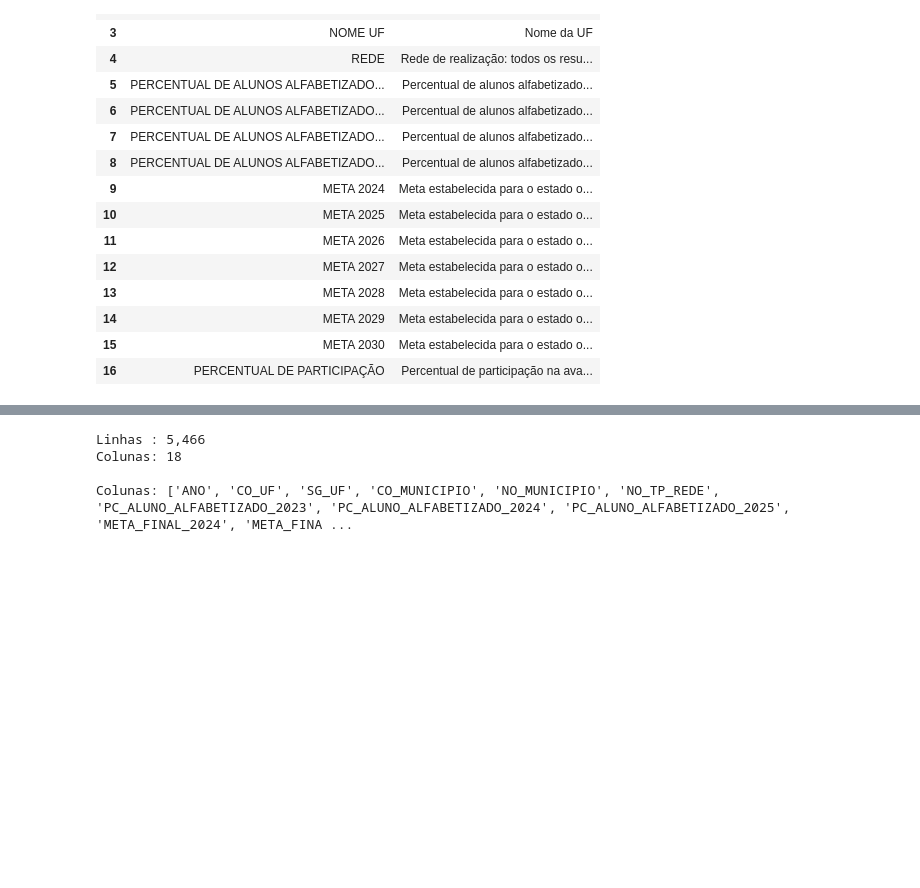
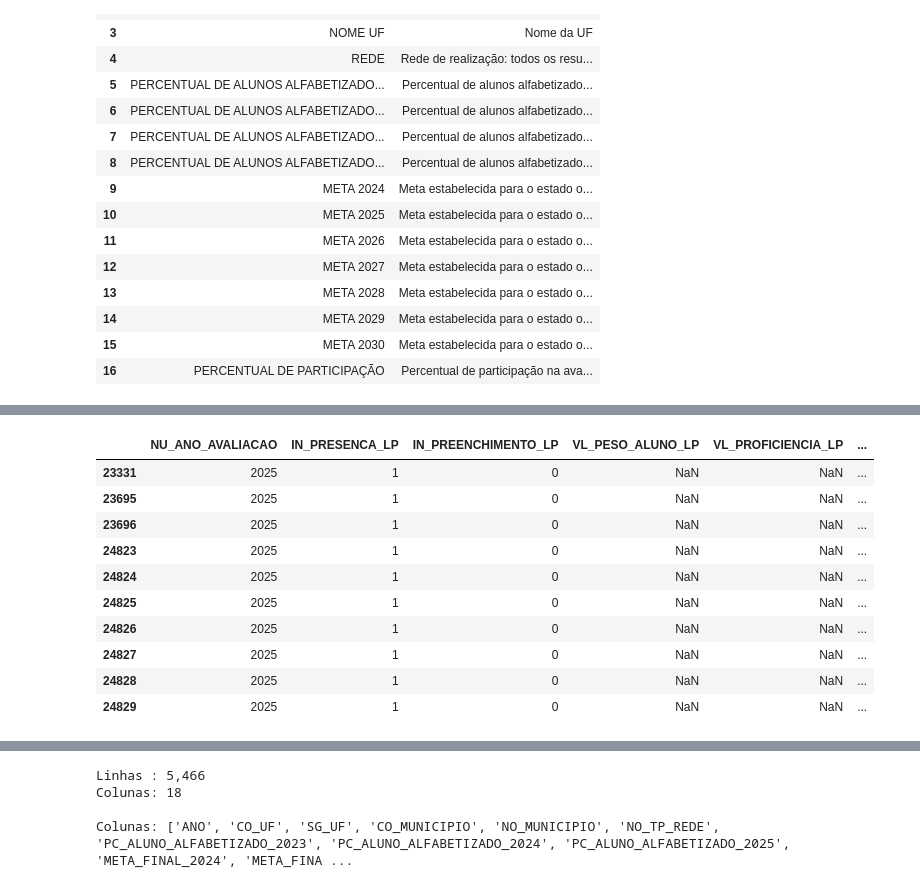
Before and after one commit to diego-nasc/postech-challenge-2, a Jupyter notebook: notebooks/01_exploracao.ipynb, the cells around one changed output, grey strips where cells are left out. Drawn from its saved outputs; the diff is of its cells as text; code cells hidden in the pictures; blank space fills up the shorter version.

```diff
--- a/notebooks/01_exploracao.ipynb
+++ b/notebooks/01_exploracao.ipynb
@@ -367,0 +1140,38 @@ display(dic_uf)
+# %%
+# ============================================================
+# AMOSTRA DOS ALUNOS PRESENTES SEM PROFICIÊNCIA - 2025
+# ============================================================
+#
+# Esta célula exibe alguns registros de alunos presentes na prova,
+# mas sem proficiência calculada.
+#
+# O objetivo é inspecionar, lado a lado, campos relacionados à
+# presença, preenchimento, peso do aluno, proficiência e indicador
+# de alfabetização.
+#
+# ============================================================
+# VISUALIZAÇÃO DOS CAMPOS RELEVANTES
+# ============================================================
+
+presentes_sem_prof[
+        [
+            "NU_ANO_AVALIACAO",
+            "IN_PRESENCA_LP",
+            "IN_PREENCHIMENTO_LP",
+            "VL_PESO_ALUNO_LP",
+            "VL_PROFICIENCIA_LP",
+            "IN_ALFABETIZADO",
+        ]
+    ].head(10)
+# %% [output]
+|  | NU_ANO_AVALIACAO | IN_PRESENCA_LP | IN_PREENCHIMENTO_LP | VL_PESO_ALUNO_LP | VL_PROFICIENCIA_LP | ... |
+| 23331 | 2025 | 1 | 0 | NaN | NaN | ... |
+| 23695 | 2025 | 1 | 0 | NaN | NaN | ... |
+| 23696 | 2025 | 1 | 0 | NaN | NaN | ... |
+| 24823 | 2025 | 1 | 0 | NaN | NaN | ... |
+| 24824 | 2025 | 1 | 0 | NaN | NaN | ... |
+| 24825 | 2025 | 1 | 0 | NaN | NaN | ... |
+| 24826 | 2025 | 1 | 0 | NaN | NaN | ... |
+| 24827 | 2025 | 1 | 0 | NaN | NaN | ... |
+| 24828 | 2025 | 1 | 0 | NaN | NaN | ... |
+| 24829 | 2025 | 1 | 0 | NaN | NaN | ... |
```
Also changed, not shown: parts of 26 cells of this notebook, 9 other files.
